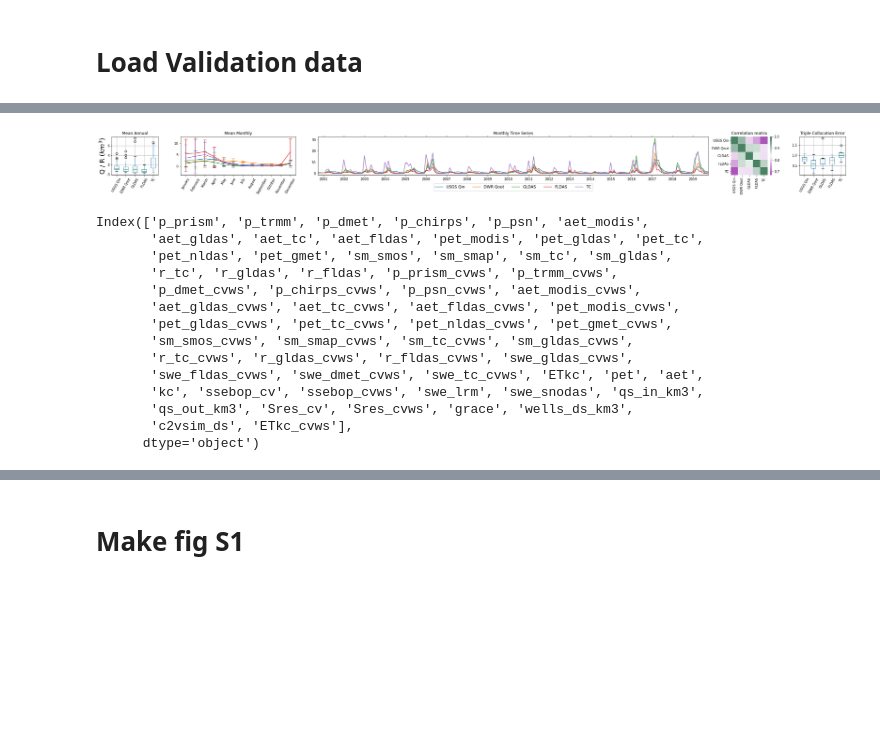
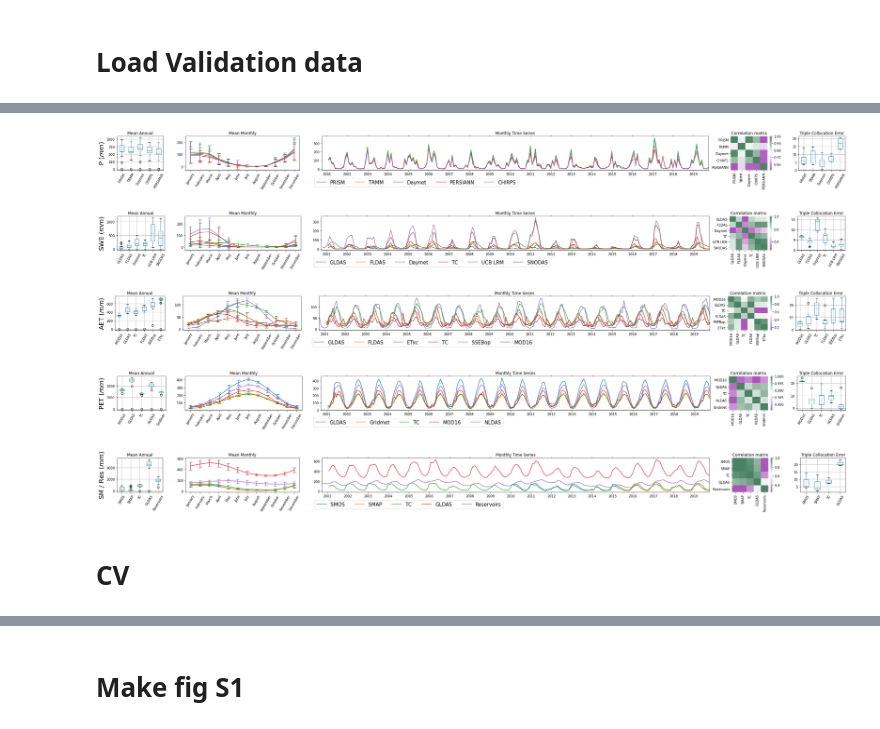
Before and after one commit to kashingtonDC/HyDRA, a Jupyter notebook: code/04a_Figures_S1_TC.ipynb, the cells around one changed output, grey strips where cells are left out. Drawn from its saved outputs; the diff is of its cells as text; code cells hidden in the pictures; blank space fills up the shorter version.

```diff
--- a/code/04a_Figures_S1_TC.ipynb
+++ b/code/04a_Figures_S1_TC.ipynb
@@ -211,7 +213,7 @@ def make_plots(df, coldict, var):
     5) Triple collocation error box plot
     '''
     colors = sns.color_palette()
-    cdict = dict(zip(list(coldict.values()),colors))
+    cdict = OrderedDict(zip(list(coldict.values()),colors))
 
     plt.figure(figsize=(35,3))
     G = gridspec.GridSpec(9, 12)
@@ -219,10 +221,10 @@ def make_plots(df, coldict, var):
     ax1 = plt.subplot(G[:, 0])
 
     # Boxplot
-    df.resample("Y").mean().boxplot(ax = ax1)
+    df.resample("Y").sum().boxplot(ax = ax1)
     ax1.set_xticklabels(ax1.get_xticklabels(),rotation = 60)
     ax1.set_title("Mean Annual")
-    ax1.set_ylabel("{} $(km^3)$".format(var), size = 20)
+    ax1.set_ylabel("{} $(mm)$".format(var), size = 20)
 
     # Monthly mean plot with errs
     ax2 = plt.subplot(G[:,1:3])
@@ -233,29 +235,35 @@ def make_plots(df, coldict, var):
         ax2.errorbar(monthly.index,monthly[k],capsize=5, color = v, yerr = errs[k])
 
     labels = [datetime.date(1900, x, 1).strftime('%B') for x in df.groupby(df.index.month).mean().index]
-    ax2.set_xticks(ticks = df.groupby(df.index.month).mean().index)# ,labels = labels, rotation = 60)
+    ax2.set_xticks(ticks = df.groupby(df.index.month).mean().index)
     ax2.set_xticklabels(labels,rotation = 60)
     ax2.set_title("Mean Monthly")
 
+    # Time series
     ax3 = plt.subplot(G[:,3:-3])
-    df.plot(ax = ax3,x_compat=True,color = [cc[1] for cc in zip(swecoldict.keys(),colors)])
+
+    for k,v in cdict.items():
+        df[k].plot(ax = ax3,x_compat=True,color = v)
+
     ax3.xaxis.set_tick_params(reset=True)
     ax3.xaxis.set_major_locator(mdates.YearLocator(1))
     ax3.xaxis.set_major_formatter(mdates.DateFormatter('%Y'))
     ax3.set_xlim([df.index[0],df.index[-1]])
     ax3.set_title("Monthly Time Series")
-    # Legend in the center
-    leg = ax3.legend(loc='lower center', ncol = len(colors), bbox_to_anchor=(0.5, -0.45),
-               fancybox=True,  prop={'size': 12})
+    leg = ax3.legend(loc='lower left', ncol = len(colors), bbox_to_anchor=(-0.025, -0.55),
+               fancybox=True,  prop={'size': 15})
 
+    # Corr mat
     ax4 = plt.subplot(G[:,-3:-2])
     sns.heatmap(df.corr(), ax = ax4, cmap = sns.diverging_palette(300, 145, s=60, as_cmap=True))
     ax4.set_title("Correlation matrix")
 
-
+    # Tc Ebar
     ax5 = plt.subplot(G[:,-2:-1])
-    pd.DataFrame.from_dict(do_tc(df.dropna())).boxplot(ax = ax5)
-    ax5.set_xticklabels(ax1.get_xticklabels(),rotation = 60)
+    dropcols = [x for x in df.columns if "Reservoir" in x]
+    tcdf = df.drop(dropcols, axis = 1)
+    pd.DataFrame.from_dict(do_tc(tcdf.dropna())).boxplot(ax = ax5)
+    ax5.set_xticklabels(ax5.get_xticklabels(),rotation = 60)
     ax5.set_title("Triple Collocation Error")
 
     plt.tight_layout()
@@ -325,29 +270,0 @@ make_plots(smdf, smcoldict, var = "SM")
-# %%
-rcoldict = {'qs_out_km3':'DWR Qout',
-            'qs_in_km3': 'USGS Qin',
-            'r_fldas_cv':'FLDAS',
-            'r_tc_cv':'TC',
-            'r_gldas_cv': "GLDAS"}
-rdf = wbdf.loc[:, wbdf.columns.isin(rcoldict.keys())][323:-12]
-rdf.rename(columns = rcoldict, inplace = True)
-
-make_plots(rdf, rcoldict, var = "Q / R")
-# %% [output]
-[figure, removed]
-# %%
-wbdf.columns
-# %% [output]
-Index(['p_prism', 'p_trmm', 'p_dmet', 'p_chirps', 'p_psn', 'aet_modis',
-       'aet_gldas', 'aet_tc', 'aet_fldas', 'pet_modis', 'pet_gldas', 'pet_tc',
-       'pet_nldas', 'pet_gmet', 'sm_smos', 'sm_smap', 'sm_tc', 'sm_gldas',
-       'r_tc', 'r_gldas', 'r_fldas', 'p_prism_cvws', 'p_trmm_cvws',
-       'p_dmet_cvws', 'p_chirps_cvws', 'p_psn_cvws', 'aet_modis_cvws',
-       'aet_gldas_cvws', 'aet_tc_cvws', 'aet_fldas_cvws', 'pet_modis_cvws',
-       'pet_gldas_cvws', 'pet_tc_cvws', 'pet_nldas_cvws', 'pet_gmet_cvws',
-       'sm_smos_cvws', 'sm_smap_cvws', 'sm_tc_cvws', 'sm_gldas_cvws',
-       'r_tc_cvws', 'r_gldas_cvws', 'r_fldas_cvws', 'swe_gldas_cvws',
-       'swe_fldas_cvws', 'swe_dmet_cvws', 'swe_tc_cvws', 'ETkc', 'pet', 'aet',
-       'kc', 'ssebop_cv', 'ssebop_cvws', 'swe_lrm', 'swe_snodas', 'qs_in_km3',
-       'qs_out_km3', 'Sres_cv', 'Sres_cvws', 'grace', 'wells_ds_km3',
-       'c2vsim_ds', 'ETkc_cvws'],
-      dtype='object')
@@ -353,0 +313,16 @@ Index(['p_prism', 'p_trmm', 'p_dmet', 'p_chirps', 'p_psn', 'aet_modis',
+# %%
+# CVWS Fig S1
+
+make_plots(pdf / 155000 * 1e6, pcoldict, var = "P")
+make_plots(swedf / 155000 * 1e6, swecoldict, var = "SWE")
+make_plots(aetdf / 155000 * 1e6, aetcoldict, var = "AET")
+make_plots(petdf / 155000 * 1e6, petcoldict, var = "PET")
+make_plots(smdf / 155000 * 1e6, smcoldict, var = "SM / Res")
+# %% [output]
+[figure, added]
+[figure, added]
+[figure, added]
+[figure, added]
+[figure, added]
+# %% [markdown]
+# CV
```
Also changed, not shown: parts of 10 cells of this notebook.
